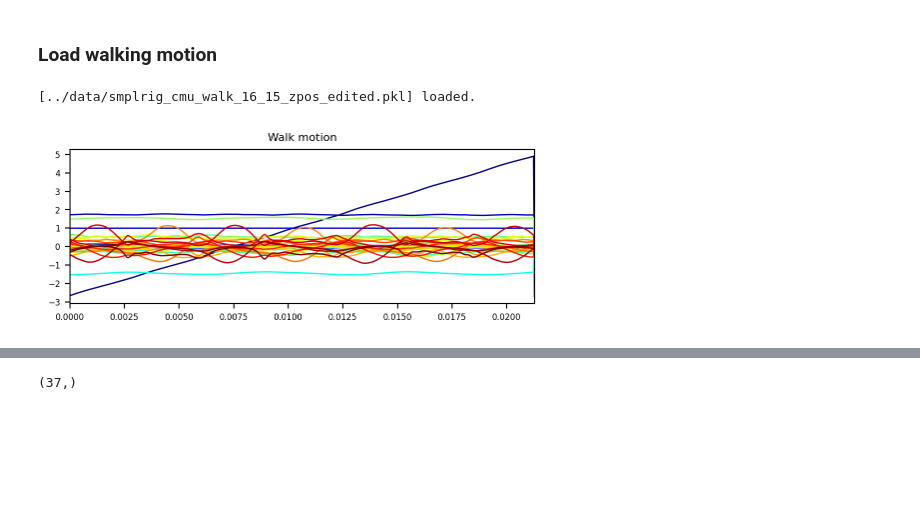
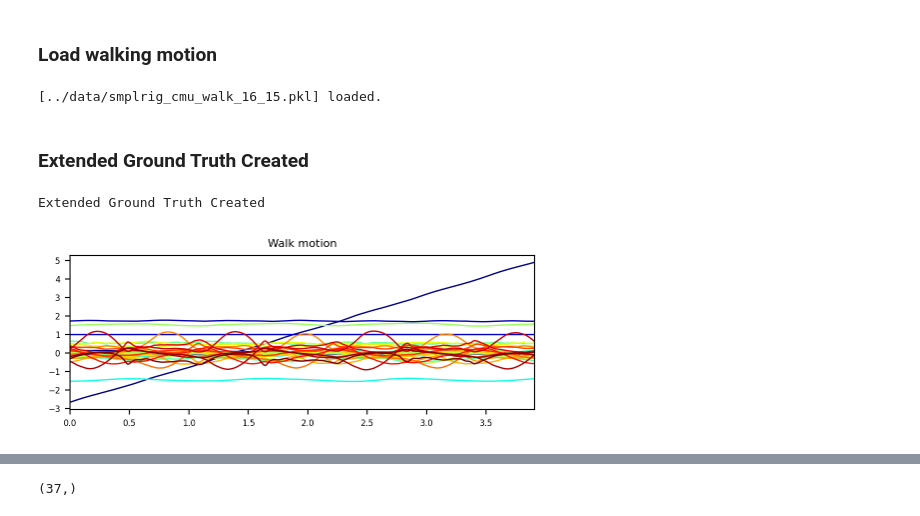
Before and after one commit to y0-0n/mujoco-motion, a Jupyter notebook: code/demo_smplrig_02_walk_motion_edit.ipynb, the cells around one changed output, grey strips where cells are left out. Drawn from its saved outputs; the diff is of its cells as text; code cells hidden in the pictures; blank space fills up the shorter version.

```diff
--- a/code/demo_smplrig_02_walk_motion_edit.ipynb
+++ b/code/demo_smplrig_02_walk_motion_edit.ipynb
@@ -58,16 +58,17 @@ for idx, name in enumerate(env.body_names):
 pkl_path = '../data/smplrig_cmu_walk_16_15.pkl'
 with open(pkl_path, 'rb') as f:
     data = pickle.load(f)
-qs         = data['qpos'] # [L * Nj]
+qs         = data['qpos'][:-1,:] # [L * Nj]
 # quat_roots = data['rotation'][:,0,:]
-xposes       = data['xpos']
-p_roots    = data['root']
-height_offset = 0.0
+xposes      = data['xpos'][:-1,:]
+p_roots     = data['root'][:-1,:]
+rotation    = data['rotation'][:-1,:]
+height_offset = 0.6
 p_roots[:,2] -= height_offset
 xposes[:, :, 2] -= height_offset
 L = qs.shape[0]
-HZ = 10
-times = np.linspace(0,HZ/L,L)
+SOURCE_HZ = 120
+TARGET_HZ = 500
 print ("[%s] loaded."%(pkl_path))
 # %% [output]
-[../data/smplrig_cmu_walk_16_15_zpos_edited.pkl] loaded.
+[../data/smplrig_cmu_walk_16_15.pkl] loaded.
@@ -74,10 +101,51 @@ print ("[%s] loaded."%(pkl_path))
+# %% [markdown]
+### Extended Ground Truth Created
+# %%
+new_timestep = int(L*TARGET_HZ/SOURCE_HZ)
+
+new_qpos = np.empty((new_timestep,)+qs.shape[1:])
+new_quat = np.empty((new_timestep,)+rotation.shape[1:])
+# new_qvel = np.empty((new_timestep,)+qvel.shape[1:])
+new_xpos = np.empty((new_timestep,)+xposes.shape[1:])
+new_p_roots = np.empty((new_timestep,)+p_roots.shape[1:])
+# new_quat = np.empty((new_timestep,)+GT['rotation'].shape[1:])
+phase = 0
+for i in range(new_timestep):
+    phase = np.clip((i/new_timestep), 0, 1)
+    frame0 = (int(phase * L))
+    frame1 = np.minimum(frame0+1, L-1)
+    blend = 1-(phase*L-frame0)
+    new_qpos[i, :3] = p_roots[frame0,] * blend + p_roots[frame1,] * (1-blend)
+    new_qpos[i, 7:] = qs[frame0, 7:] * blend + qs[frame1, 7:] * (1-blend)
+    new_qpos[i, 3:7] = slerp(qs[frame0, 3:7], qs[frame1, 3:7], (1-blend))
+
+    # new_qvel[i] = qvel[frame0] * blend + qvel[frame1] * (1-blend)
+
+    new_p_roots[i] = p_roots[frame0] * blend + p_roots[frame1] * (1-blend)
+
+    new_xpos[i] = xposes[frame0] * blend + xposes[frame1] * (1-blend)
+
+    new_quat[i] = slerp(rotation[frame0], rotation[frame1], blend)
+
+    # print("frame0: {} \nframe1: {}\nphase*origin_timestep: {}\nblend: {}\n".format(frame0,frame1,phase*origin_timestep,phase*origin_timestep-frame0))
+
+# create qvel
+temp_qpos = new_qpos.copy()
+temp_qpos = np.concatenate((temp_qpos[:,:3],np.array([r2rpy(R) for R in quat2r(temp_qpos[:,3:7])]),temp_qpos[:,7:]),axis=1)
+A_vel,A_acc,A_jerk = get_A_vel_acc_jerk(n=temp_qpos.shape[0],dt=1/500)
+new_qvel = A_vel @ temp_qpos
+
+print("Extended Ground Truth Created")
+# %% [output]
+Extended Ground Truth Created
 # %%
+times = np.linspace(0,L/SOURCE_HZ,L)
 plt.figure(figsize=(6,2))
 colors = plt.get_cmap('jet')(np.linspace(0,1,qs.shape[1]))
 for i_idx in range(qs.shape[1]):
     plt.plot(times,qs[:,i_idx],'-',lw=1,color=colors[i_idx])
 plt.xlim([times[0],times[-1]])
 plt.title('Walk motion',fontsize=8)
 plt.show()
 # %% [output]
-[figure, old version]
+[figure, new version]
```
Also changed, not shown: parts of 5 cells of this notebook, 10 other files.
